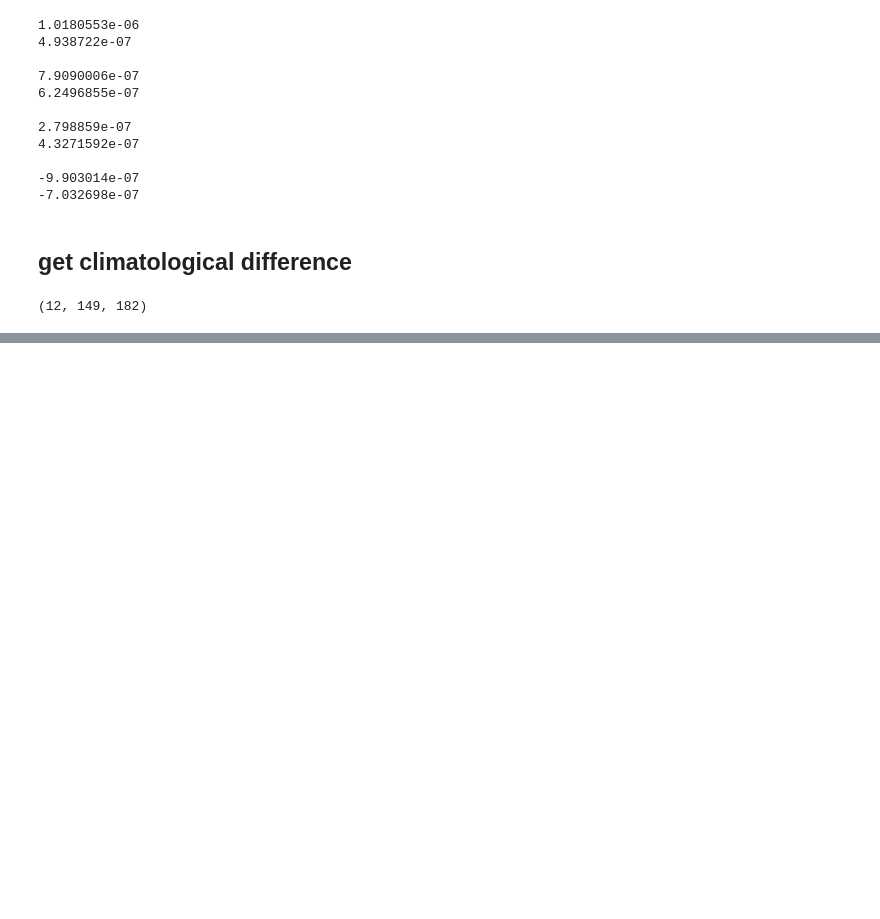
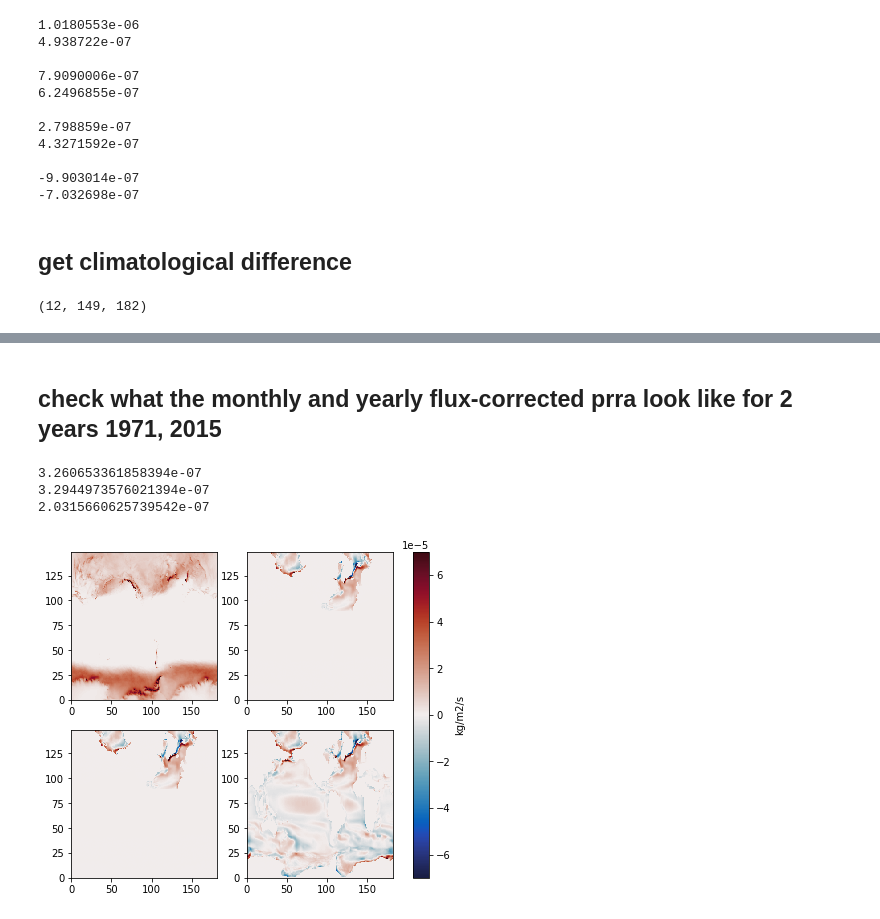
Before and after one commit to tjarnikova/AMOC-PLANKTOM, a Jupyter notebook: hosing/empave-exploration.ipynb, the cells around one changed output, grey strips where cells are left out. Drawn from its saved outputs; the diff is of its cells as text; code cells hidden in the pictures; blank space fills up the shorter version.

```diff
--- a/hosing/empave-exploration.ipynb
+++ b/hosing/empave-exploration.ipynb
@@ -714,0 +928,34 @@ for i in range(0,12):
+# %% [markdown]
+## check what the monthly and yearly flux-corrected prra look like for 2 years 1971, 2015
+# %%
+yr = 2020
+fact = 0.6
+fig, axs = plt.subplots(2,2, figsize=(12*fact, 10*fact), facecolor='w', edgecolor='k')
+axs = axs.ravel()
+
+w = xr.open_dataset(f'/gpfs/data/greenocean/software/products/ERA5_v202303_TJ/era5_bulk_14_y{yr}.nc',\
+                   decode_times=False)
+w2 = xr.open_dataset(f'/gpfs/data/greenocean/software/products/ERA5_v202303_TJ/flxcorr_NatlM/era5_bulk_14_y{yr}.nc',\
+                   decode_times=False)
+w3 = xr.open_dataset(f'/gpfs/data/greenocean/software/products/ERA5_v202303_TJ/flxcorr_NatlY/era5_bulk_14_y{yr}.nc',\
+                   decode_times=False)
+w4 = xr.open_dataset(f'/gpfs/data/greenocean/software/products/ERA5_v202303_TJ/flxcorr_globY/era5_bulk_14_y{yr}.nc',\
+                   decode_times=False)
+
+base = np.nanmean(w.prsn.values,axis = 0, )
+axs[0].pcolormesh(base, vmin = -5e-5, vmax = 5e-5, cmap = cm.balance)
+axs[1].pcolormesh(base - np.nanmean(w2.prsn.values,axis = 0), vmin = -5e-5, vmax = 5e-5, cmap = cm.balance)
+axs[2].pcolormesh(base - np.nanmean(w3.prsn.values,axis = 0), vmin = -5e-5, vmax = 5e-5, cmap = cm.balance)
+axs[3].pcolormesh(base - np.nanmean(w4.prsn.values,axis = 0), vmin = -5e-5, vmax = 5e-5, cmap = cm.balance)
+
+print(np.nanmean(base - np.nanmean(w2.prsn.values,axis = 0)))
+print(np.nanmean(base - np.nanmean(w3.prsn.values,axis = 0)))
+print(np.nanmean(base - np.nanmean(w4.prsn.values,axis = 0)))
+
+cbar = fig.colorbar(im1, ax=axs, orientation='vertical')
+cbar.set_label("kg/m2/s")
+# %% [output]
+3.260653361858394e-07
+3.2944973576021394e-07
+2.0315660625739542e-07
+[figure, added]
```
Also changed, not shown: parts of 50 cells of this notebook, 7 other files.
